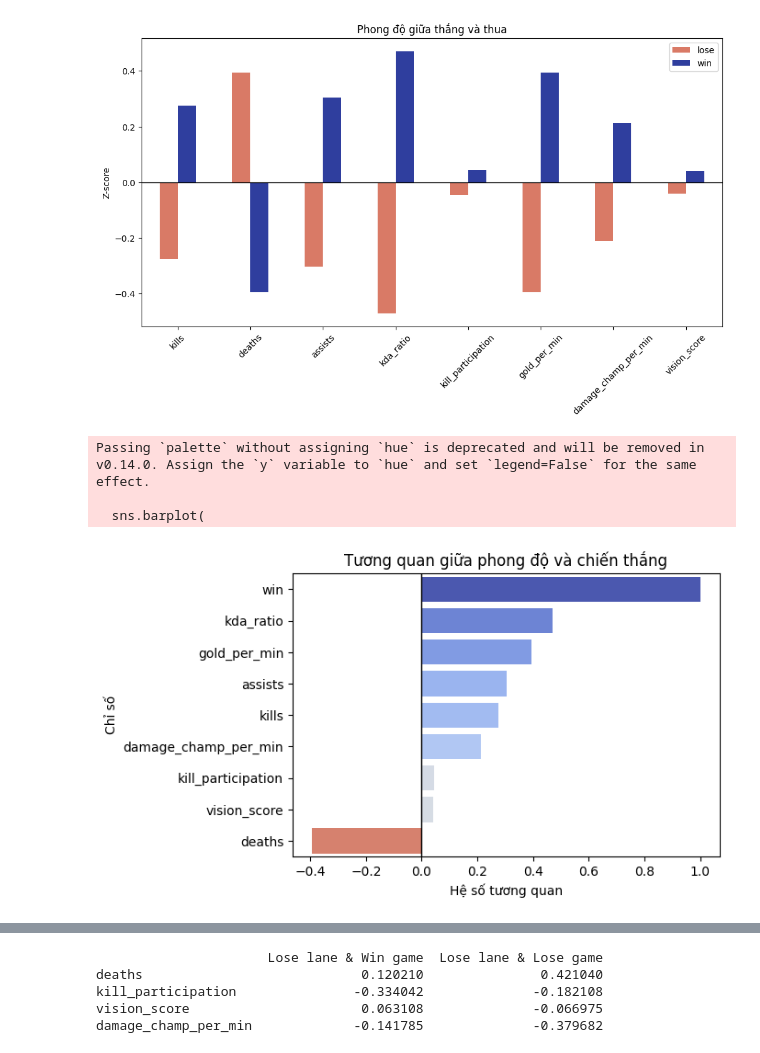
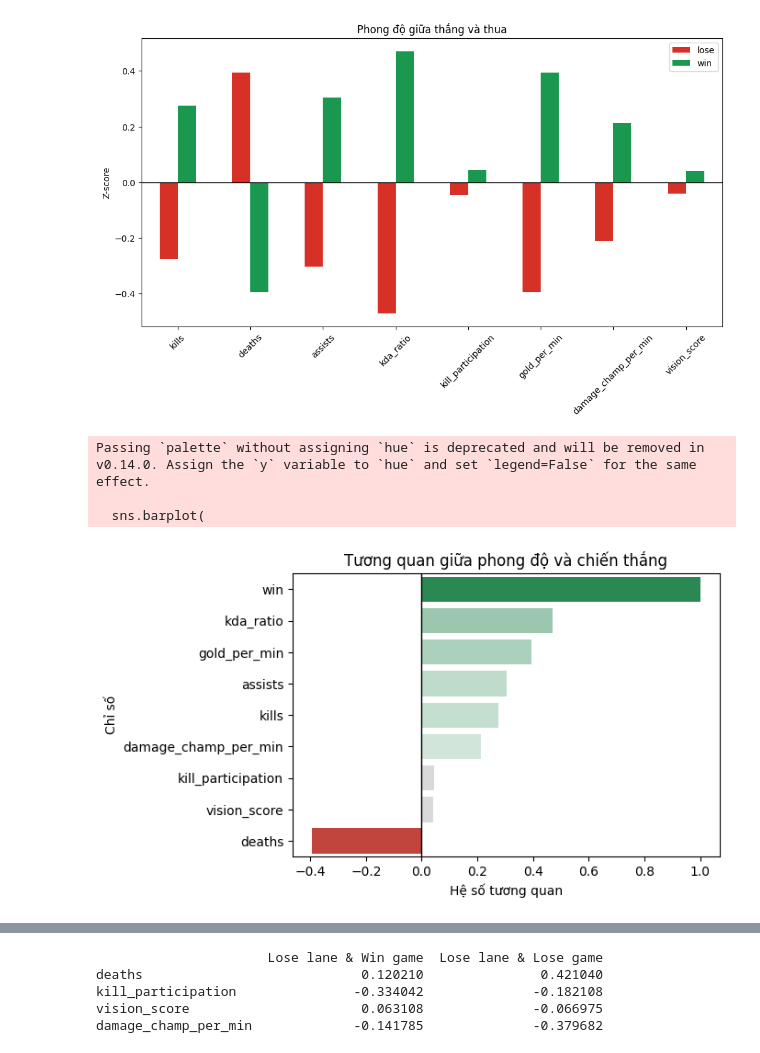
Before and after one commit to Anatralmao/lmht, a Jupyter notebook: lmhtplayers.ipynb, the cells around one changed output, grey strips where cells are left out. Saved outputs shown, nothing was run; the diff lists cells and outputs as text; code cells hidden in the pictures.

```diff
--- a/lmhtplayers.ipynb
+++ b/lmhtplayers.ipynb
@@ -64,28 +67,45 @@ print(df_norm)
 # %%
 z_cols = [c for c in performance_cols]
 
 df_perf_z = df_norm[z_cols + ['win']].dropna()
 
 mean_perf_z = df_perf_z.groupby('win').mean()
 
 mean_perf_z.T.plot(
     kind='bar',
     figsize=(12,6),
-    color=['#d97a66', '#2f3e9e']
+    color=['#d73027', '#1a9850']
 )
 plt.axhline(0, color='black', linewidth=1, label='_nolegend_')
 plt.title("Phong độ giữa thắng và thua")
 plt.ylabel("Z-score")
 plt.xticks(rotation=45)
 plt.legend(["lose","win"])
 plt.show()
 # %% [output]
-[figure, old version]
+[figure, new version]
 # %%
 corr = df_perf_z.corr()['win'].sort_values(ascending=False)
 plt.figure(figsize=(6,4))
-norm = plt.Normalize(-0.6, 0.6)
-colors = plt.cm.coolwarm_r(norm(corr.values))
+cmap = LinearSegmentedColormap.from_list(
+    "custom_rg",
+    ['#d73027', '#ffffff', '#1a9850']
+)
+
+norm = TwoSlopeNorm(
+    vmin=corr.min(),
+    vcenter=0,
+    vmax=corr.max()
+)
+
+colors = cmap(norm(corr.values))
+
+# ---- Chỉnh giá trị gần 0 thành xám nhạt ----
+threshold = 0.08   # có thể chỉnh 0.05–0.1 tùy bạn
+for i, v in enumerate(corr.values):
+    if abs(v) < threshold:
+        colors[i] = mpl.colors.to_rgba("#d9d9d9")  # xám nhạt dễ nhìn
+
 sns.barplot(
     x=corr.values,
     y=corr.index,
@@ -100,7 +120,7 @@ plt.show()
 Passing `palette` without assigning `hue` is deprecated and will be removed in v0.14.0. Assign the `y` variable to `hue` and set `legend=False` for the same effect.
 
   sns.barplot(
-[figure, old version]
+[figure, new version]
 # %%
 lanes = ['TOP', 'JUNGLE', 'MIDDLE', 'BOTTOM', 'SUPPORT']
 
```
Also changed, not shown: parts of 2 cells of this notebook.
